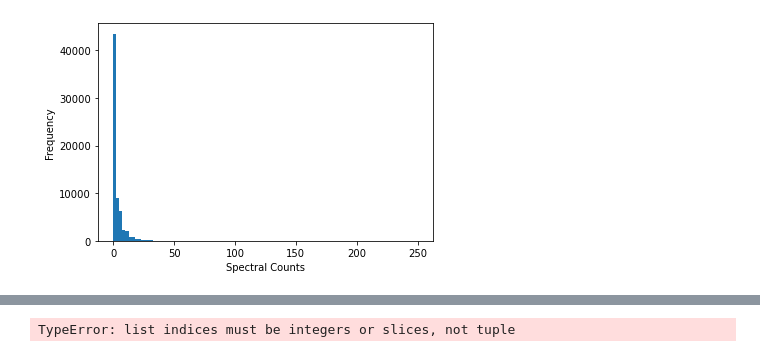
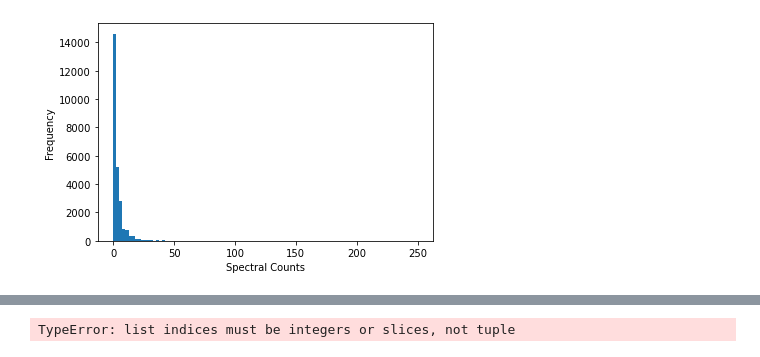
Before and after one commit to ajipalar/pynet, a Jupyter notebook: pyext/apms_restraint_test.ipynb, the cells around one changed output, grey strips where cells are left out. Saved outputs shown, nothing was run; the diff lists cells and outputs as text; code cells hidden in the pictures.

```diff
--- a/pyext/apms_restraint_test.ipynb
+++ b/pyext/apms_restraint_test.ipynb
@@ -34,32 +34,47 @@ apms_stuk_sheetname = 'A - Significant interactions'
 apms_gordon = data / 'sars-cov-2-ppi/41586_2020_2286_MOESM5_ESM.xlsx'
 
 #Variables for testing lip funcitons
 
 xls_paths = list(mio.gen_excelpaths_from_dir(lip))
 lip1 = xls_paths[1]
 
 lipgen = mio.parse_lip_xls_file(lip1)
 
 apms = pd.read_excel(apms_gordon)
 
+
 def spec_counts_str_col_to_array(sc):
     def sc_row_to_list(scrow):
         mylist = []
         for i in scrow.split('|'):
             mylist.append(int(i))
         return mylist
     row_list = []
     for row in sc:
         row_list.append(sc_row_to_list(row))
     return np.array(row_list, dtype=np.uint8)
-apms[['scr1', 'scr2', 'scr3']]=spec_counts_str_col_to_array(apms['Spec'])
+
+def filter_out_prey(apms):
+    return apms[apms['SaintScore'] != 0]
+
+
+def apms_pre_processing(apms):
+    apms = apms.copy()
+    apms[['scr1', 'scr2', 'scr3']]=spec_counts_str_col_to_array(apms['Spec'])
+    apms = filter_out_prey(apms)
+
+    apms['log10 p(prey|sc)'] = np.log10(apms['SaintScore'])
+    return apms
+
+apms = apms_pre_processing(apms)
+
 
 
 
 #The histogram of spectral counts
 plt.hist(np.ravel(list(apms[i].values for i in ['scr1', 'scr2', 'scr3'])), bins=100)
 plt.xlabel('Spectral Counts')
 plt.ylabel("Frequency")
 plt.show()
 # %% [output]
-[figure, old version]
+[figure, new version]
```
Also changed, not shown: parts of 18 cells of this notebook.
